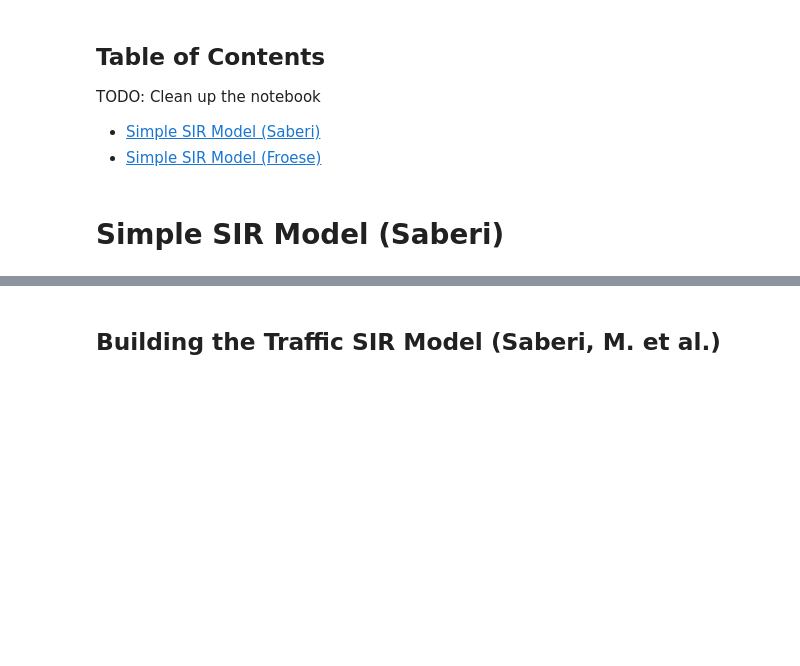
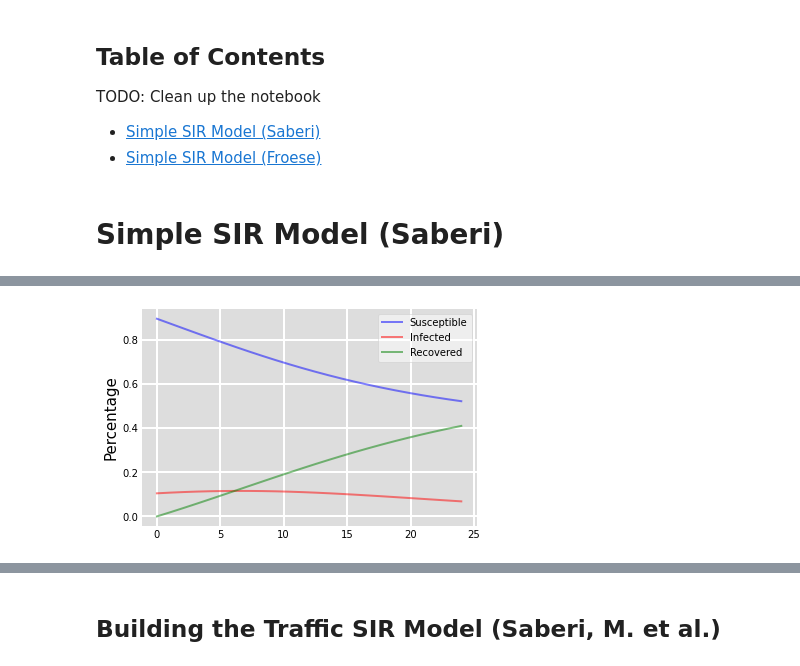
Before and after one commit to CarlQGan/SIR_Traffic, a Jupyter notebook: SIRModel.ipynb, the cells around one changed output, grey strips where cells are left out. Drawn from its saved outputs; the diff is of its cells as text; code cells hidden in the pictures; blank space fills up the shorter version.

```diff
--- a/SIRModel.ipynb
+++ b/SIRModel.ipynb
@@ -121,6 +120,10 @@ def plot_fremont_SIR(beta=0.25, gamma=0.05):
     for spine in ('top', 'right', 'bottom', 'left'):
         ax.spines[spine].set_visible(False)
     plt.show()
+# %%
+plot_fremont_SIR(460, beta=0.222517158390039, gamma=0.16898602605516413)
+# %% [output]
+[figure, added]
 # %%
 # Interactive beta and gamma
 # beta: effective contact rate
```
Also changed, not shown: parts of 7 cells of this notebook, 1 other file.
